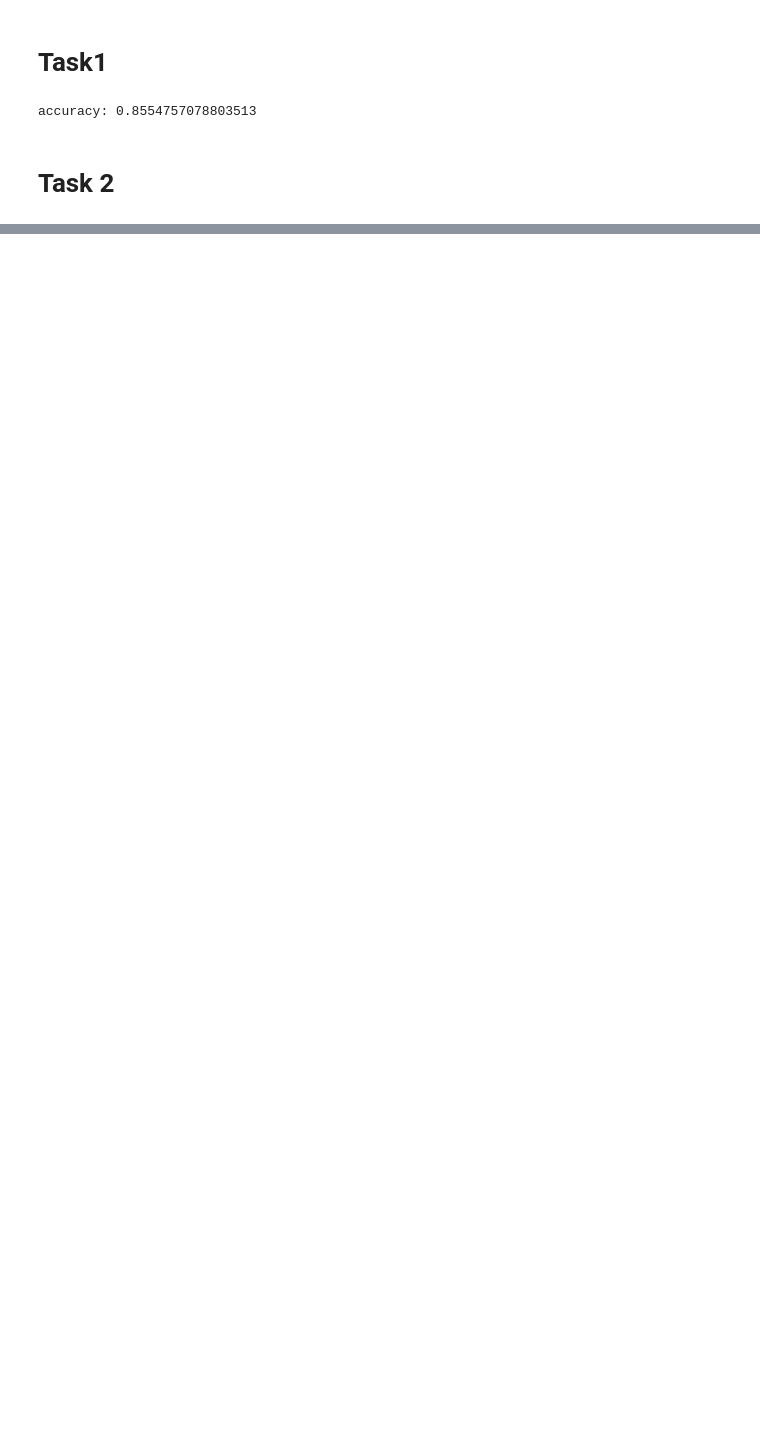
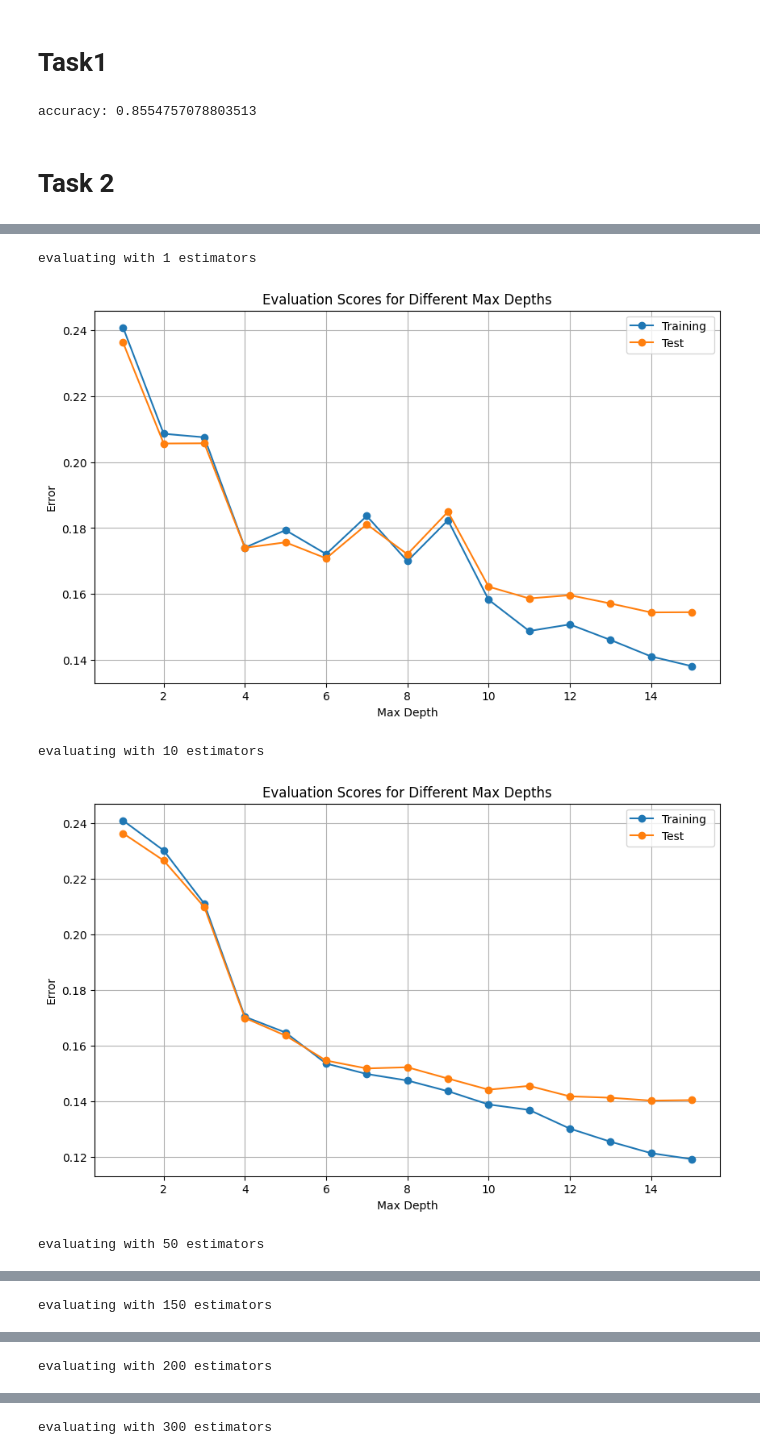
Before and after one commit to casperHansenTEOA/dat341, a Jupyter notebook: Lab2/lab2.ipynb, the cells around one changed output, grey strips where cells are left out. Saved outputs shown, nothing was run; the diff lists cells and outputs as text; code cells hidden in the pictures; blank space fills up the shorter version.

```diff
--- a/Lab2/lab2.ipynb
+++ b/Lab2/lab2.ipynb
@@ -43,0 +87,51 @@ accuracy: 0.8554757078803513
+# %%
+import matplotlib.pyplot as plt
+from sklearn.metrics import zero_one_loss
+from sklearn.ensemble import RandomForestClassifier
+
+def plot_evaluation_ne(Xtrain, Ytrain, Xtest, Ytest, max_depth_range, NE):
+    train_scores = []
+    test_scores = []
+
+    # loop over all depths
+    for depth in max_depth_range:
+        # train the TreeRegressor (arbitrary variance)
+        pipeline = make_pipeline(
+            DictVectorizer(sparse=False),
+            RandomForestClassifier(max_depth=depth, n_estimators=NE, random_state=69, n_jobs=1)
+        )
+        pipeline.fit(Xtrain.to_dict(orient='records'), Ytrain)
+        # predict on train and test set
+        Ytrain_pred = pipeline.predict(Xtrain.to_dict(orient='records'))
+        Ytest_pred = pipeline.predict(Xtest.to_dict(orient='records'))
+
+        # compute the scores
+        train_scores.append(zero_one_loss(Ytrain, Ytrain_pred))
+        test_scores.append(zero_one_loss(Ytest, Ytest_pred))
+
+    # plot
+    plt.figure(figsize=(10, 6))
+    plt.plot(max_depth_range, train_scores, label='Training ', marker='o')
+    plt.plot(max_depth_range, test_scores, label='Test ', marker='o')
+    plt.xlabel('Max Depth')
+    plt.ylabel('Error')
+    plt.title('Evaluation Scores for Different Max Depths')
+    plt.legend()
+    plt.grid()
+    plt.show()
+
+max_depth_max = range(1, 16)
+ne_range = [1, 10, 50, 150, 200 , 300]
+
+# Call the function to plot the evaluation scores
+
+
+for NE in ne_range:
+    print(f"evaluating with {NE} estimators")
+    plot_evaluation_ne(x_train, y_train, x_test, y_test, max_depth_max, NE)
+# %% [output]
+evaluating with 1 estimators
+[figure, added]
+evaluating with 10 estimators
+[figure, added]
+evaluating with 50 estimators
@@ -43,0 +139 @@ accuracy: 0.8554757078803513
+evaluating with 150 estimators
@@ -43,0 +141 @@ accuracy: 0.8554757078803513
+evaluating with 200 estimators
@@ -43,0 +143 @@ accuracy: 0.8554757078803513
+evaluating with 300 estimators
```
Also changed, not shown: parts of 4 cells of this notebook, 1 other file.
